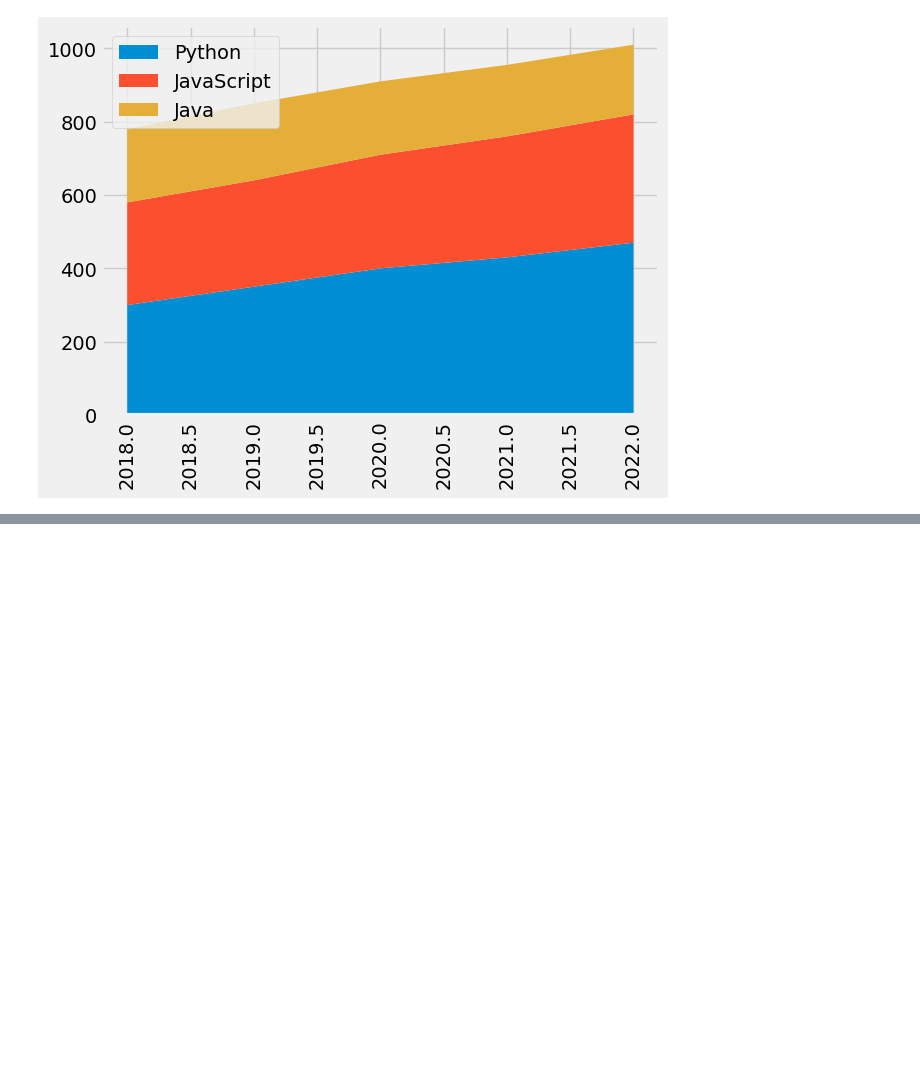
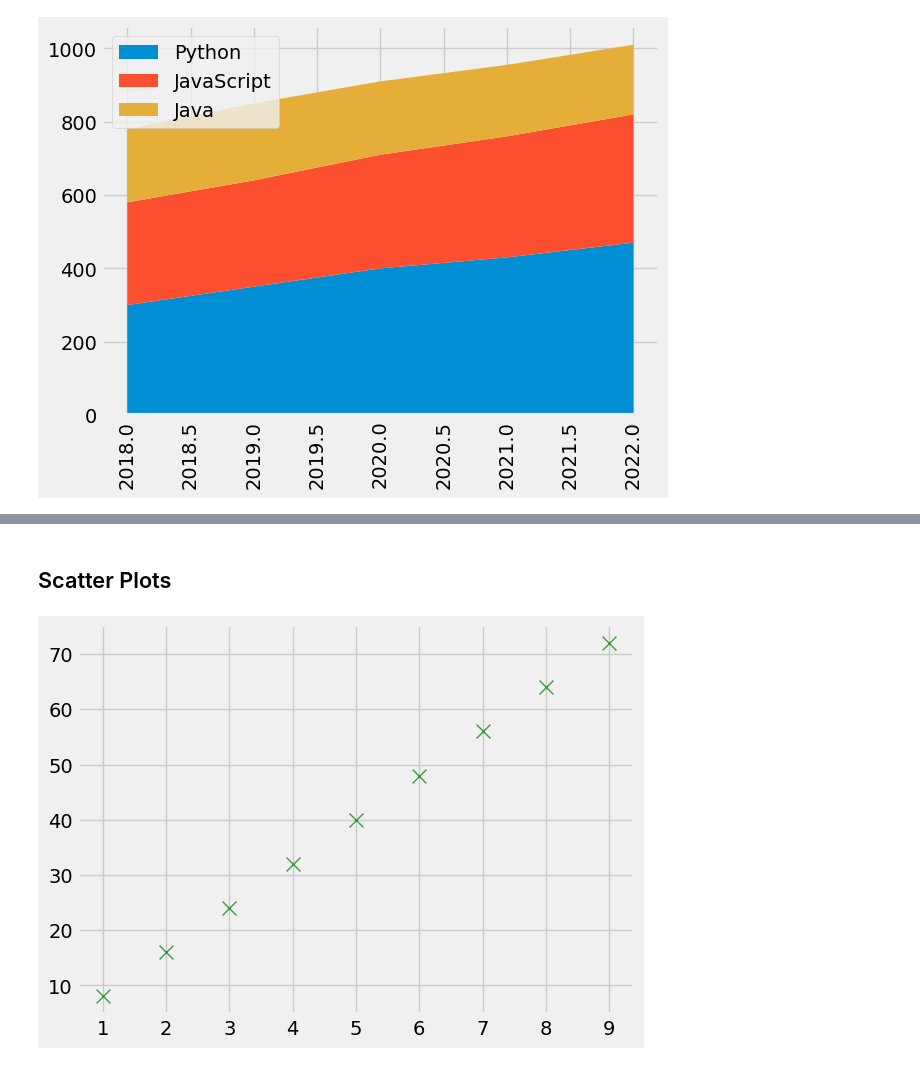
Before and after one commit to harshithsr20/Python-Practice-for-Motorsports, a Jupyter notebook: matplotlib_practice.ipynb, the cells around one changed output, grey strips where cells are left out. Saved outputs shown, nothing was run; the diff lists cells and outputs as text; code cells hidden in the pictures; blank space fills up the shorter version.

```diff
--- a/matplotlib_practice.ipynb
+++ b/matplotlib_practice.ipynb
@@ -132,0 +142,11 @@ plt.show()
+# %% [markdown]
+## Scatter Plots
+# %%
+x=[1,2,3,4,5,6,7,8,9]
+y=[8,16,24,32,40,48,56,64,72]
+plt.scatter(x,y,s=100,marker='x',color='green',alpha=0.75,linewidths=1) #s is a parameter to set the size of the dots
+#alpha determines the opacity of the plot
+#marker determines the type of point required
+plt.show()
+# %% [output]
+[figure, added]
```
Also changed, not shown: parts of 4 cells of this notebook.
